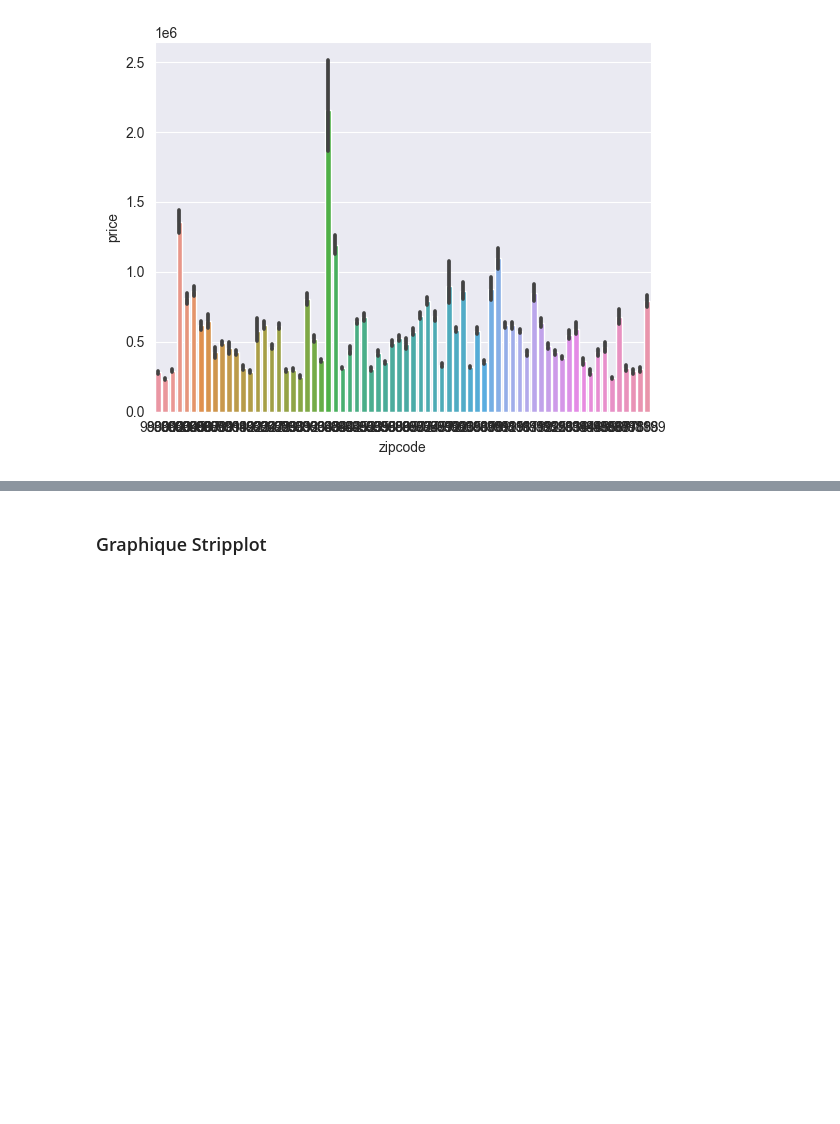
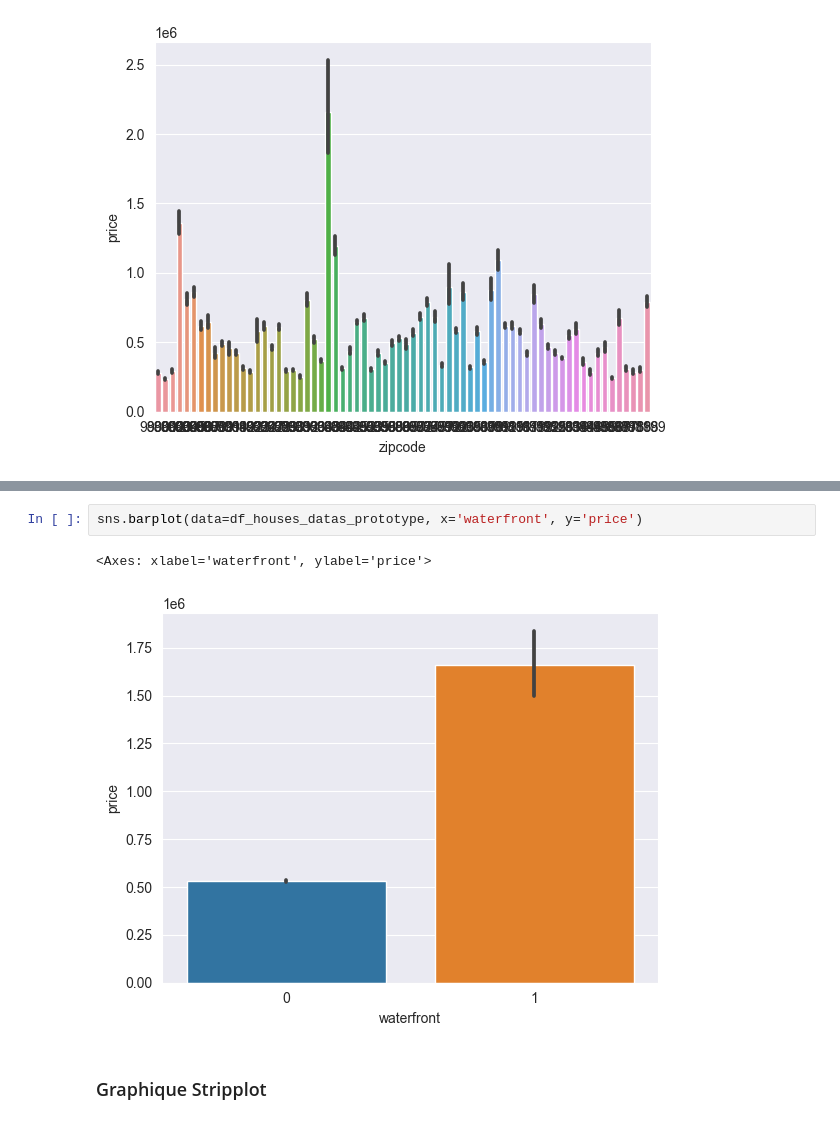
Before and after one commit to neevaiti/house_prediction_prices_app, a Jupyter notebook: components_machine_learning/read_and_clean_data.ipynb, the cells around one changed output, grey strips where cells are left out. Saved outputs shown, nothing was run; the diff lists cells and outputs as text; blank space fills up the shorter version.

```diff
--- a/components_machine_learning/read_and_clean_data.ipynb
+++ b/components_machine_learning/read_and_clean_data.ipynb
@@ -87,3 +87,8 @@ sns.barplot(data=df_houses_datas_prototype, x='view', y='price')
+# %%
+sns.barplot(data=df_houses_datas_prototype, x='waterfront', y='price')
+# %% [output]
+<Axes: xlabel='waterfront', ylabel='price'>
+[figure, added]
 # %% [markdown]
 ### Graphique Stripplot
 # %%
```
Also changed, not shown: parts of 5 cells of this notebook, 4 other files.
